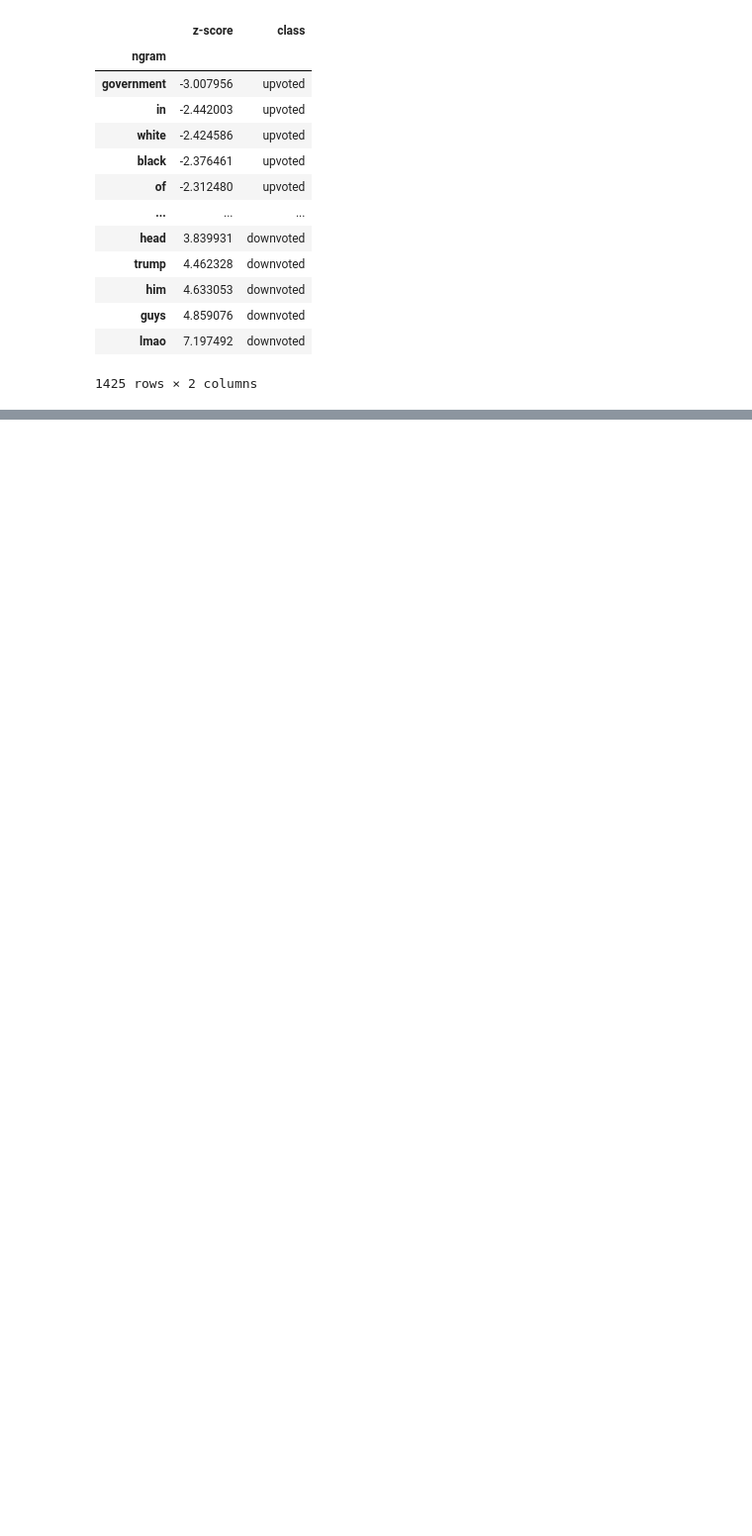
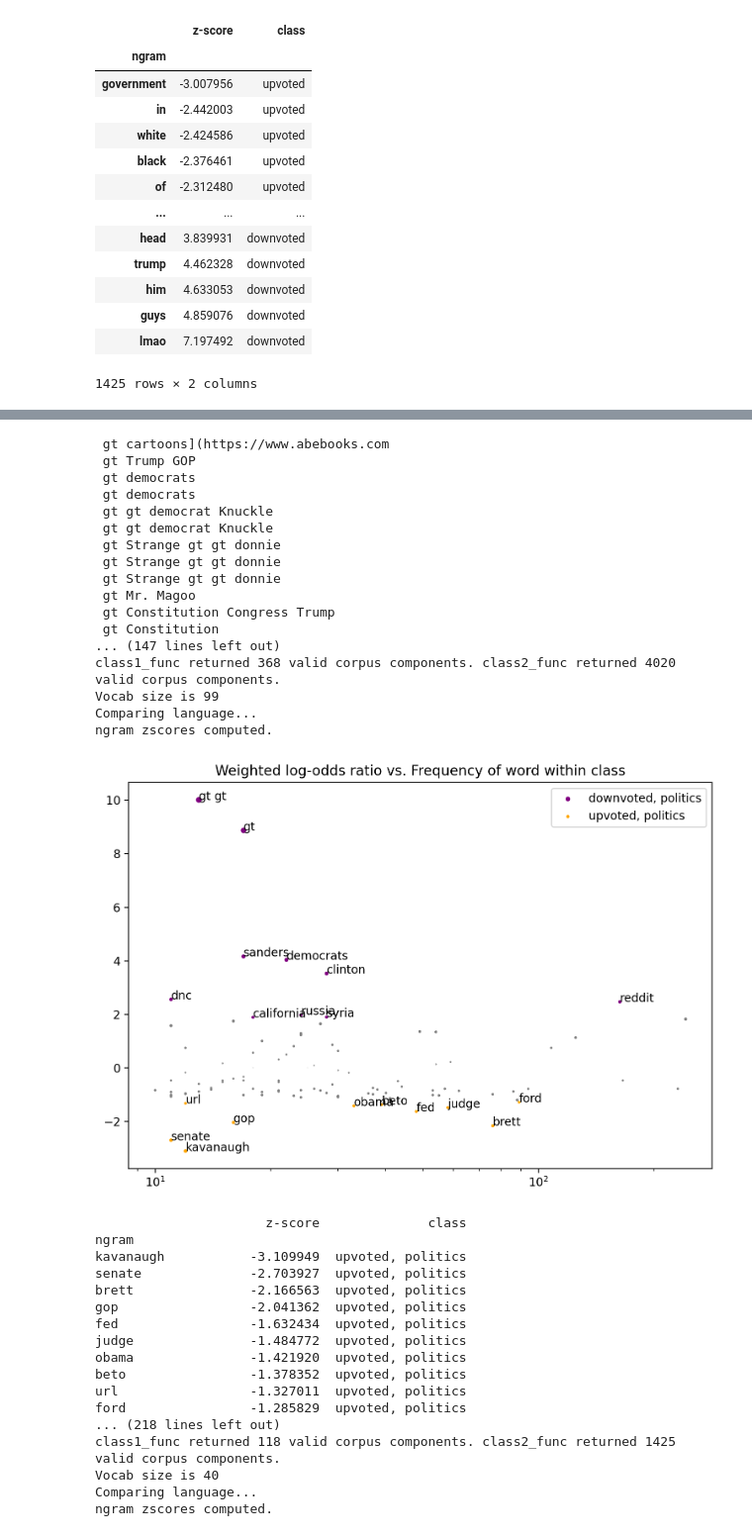
Before and after one commit to aidandeshong/AWeSoMe-starter, a Jupyter notebook: AWeSoMe_Lab_Intro.ipynb, the cells around one changed output, grey strips where cells are left out. Shown at 99% size. Cells and saved outputs as stored; diff of their text form; code cells hidden in the pictures; blank space fills up the shorter version.

```diff
--- a/AWeSoMe_Lab_Intro.ipynb
+++ b/AWeSoMe_Lab_Intro.ipynb
@@ -227,0 +271,72 @@ ngram zscores computed.
+# %%
+import spacy
+nlp = spacy.load("en_core_web_sm")
+
+
+def prop_noun_analysis(subredditTitle):
+    reddit_prop_corpus = reddit_corpus
+
+    def filter_pn(utterance):
+        doc = nlp(utterance.text)
+        for token in doc:
+            if token.text == "gt":
+                print(utterance.text)
+        filtered_tokens = [token.text for token in doc if (token.pos_ == "PROPN")]
+        cleaned_utterance = ""
+        for token in filtered_tokens:
+            if token == "gt":
+                print(utterance.text)
+            cleaned_utterance = cleaned_utterance + " " + token
+        utterance.text = cleaned_utterance
+
+    for utterance in reddit_prop_corpus.iter_utterances():
+        if utterance.meta["subreddit"] == subredditTitle:
+            filter_pn(utterance)
+
+    fw = FightingWords(ngram_range=(1,2))
+    fw.fit(reddit_prop_corpus, class1_func = lambda utt: utt.meta['subreddit'] == subredditTitle and utt.meta['score']<0, class2_func = lambda utt:utt.meta['subreddit'] == subredditTitle and utt.meta['score']>0,)
+    df2 = fw.summarize(reddit_prop_corpus, plot=True, class1_name="downvoted, " + subredditTitle, class2_name="upvoted, " + subredditTitle)
+
+    print(df2.head(50))
+    print(df2.tail(50))
+
+prop_noun_analysis("politics")
+prop_noun_analysis("POLITIC")
+prop_noun_analysis("Libertarian")
+prop_noun_analysis("conspiracy")
+# %% [output]
+ gt cartoons](https://www.abebooks.com
+ gt Trump GOP
+ gt democrats
+ gt democrats
+ gt gt democrat Knuckle
+ gt gt democrat Knuckle
+ gt Strange gt gt donnie
+ gt Strange gt gt donnie
+ gt Strange gt gt donnie
+ gt Mr. Magoo
+ gt Constitution Congress Trump
+ gt Constitution
+... (147 lines left out)
+class1_func returned 368 valid corpus components. class2_func returned 4020 valid corpus components.
+Vocab size is 99
+Comparing language...
+ngram zscores computed.
+[figure, added]
+                      z-score              class
+ngram
+kavanaugh           -3.109949  upvoted, politics
+senate              -2.703927  upvoted, politics
+brett               -2.166563  upvoted, politics
+gop                 -2.041362  upvoted, politics
+fed                 -1.632434  upvoted, politics
+judge               -1.484772  upvoted, politics
+obama               -1.421920  upvoted, politics
+beto                -1.378352  upvoted, politics
+url                 -1.327011  upvoted, politics
+ford                -1.285829  upvoted, politics
+... (218 lines left out)
+class1_func returned 118 valid corpus components. class2_func returned 1425 valid corpus components.
+Vocab size is 40
+Comparing language...
+ngram zscores computed.
```
Also changed, not shown: parts of 5 cells of this notebook.
